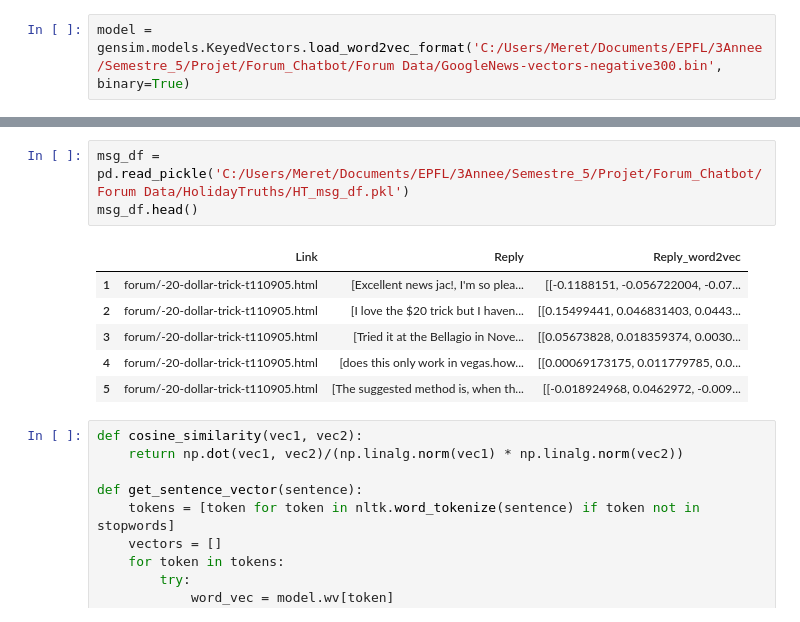
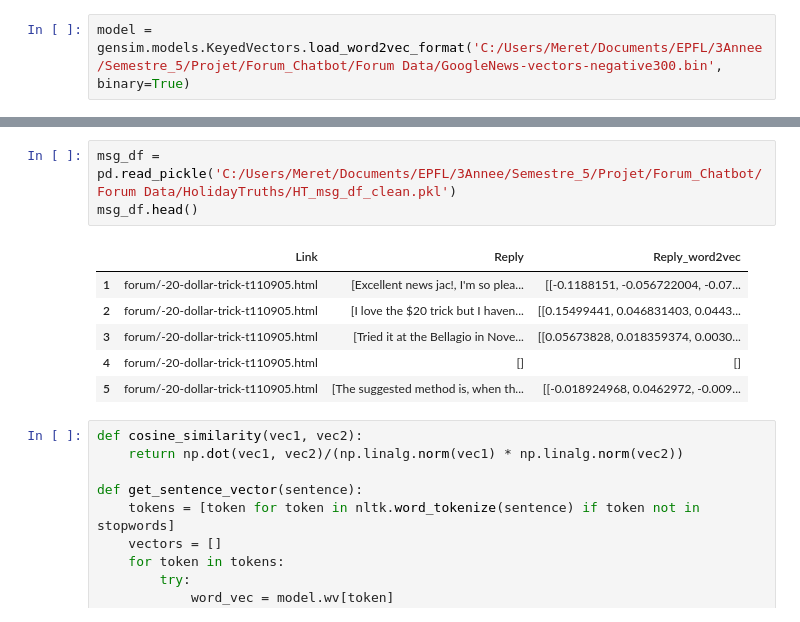
Before and after one commit to chili-epfl/chatModular, a Jupyter notebook: Python/JupyterNotebooks/Create pkl files.ipynb, the cells around one changed output, grey strips where cells are left out. Cells and saved outputs as stored; diff of their text form.

```diff
--- a/Python/JupyterNotebooks/Create pkl files.ipynb
+++ b/Python/JupyterNotebooks/Create pkl files.ipynb
@@ -377,14 +388,14 @@ tfp_df.head()
 | 3 | forum/16-17-year-olds-t68236.html | [16/17 year olds] | [Anyone know the best site for th... | [[0.067993164, 0.055664062, 0.071... | [[0.0025482178, 0.026313782, 0.04... |
 | 4 | forum/1st-camping-holiday-in-fran... | [1st camping holiday in france/ho... | [I want to go to france/holland w... | [[0.21223958, 0.09700521, -0.1017... | [[0.037014432, 0.025312636, 0.018... |
 # %%
-msg_df = pd.read_pickle('C:/Users/Meret/Documents/EPFL/3Annee/Semestre_5/Projet/Forum_Chatbot/Forum Data/HolidayTruths/HT_msg_df.pkl')
+msg_df = pd.read_pickle('C:/Users/Meret/Documents/EPFL/3Annee/Semestre_5/Projet/Forum_Chatbot/Forum Data/HolidayTruths/HT_msg_df_clean.pkl')
 msg_df.head()
 # %% [output]
 |  | Link | Reply | Reply_word2vec |
 | 1 | forum/-20-dollar-trick-t110905.html | [Excellent news jac!, I'm so plea... | [[-0.1188151, -0.056722004, -0.07... |
 | 2 | forum/-20-dollar-trick-t110905.html | [I love the $20 trick but I haven... | [[0.15499441, 0.046831403, 0.0443... |
 | 3 | forum/-20-dollar-trick-t110905.html | [Tried it at the Bellagio in Nove... | [[0.05673828, 0.018359374, 0.0030... |
-| 4 | forum/-20-dollar-trick-t110905.html | [does this only work in vegas.how... | [[0.00069173175, 0.011779785, 0.0... |
+| 4 | forum/-20-dollar-trick-t110905.html | [] | [] |
 | 5 | forum/-20-dollar-trick-t110905.html | [The suggested method is, when th... | [[-0.018924968, 0.0462972, -0.009... |
 # %%
 def cosine_similarity(vec1, vec2):
```
Also changed, not shown: parts of 22 cells of this notebook.
